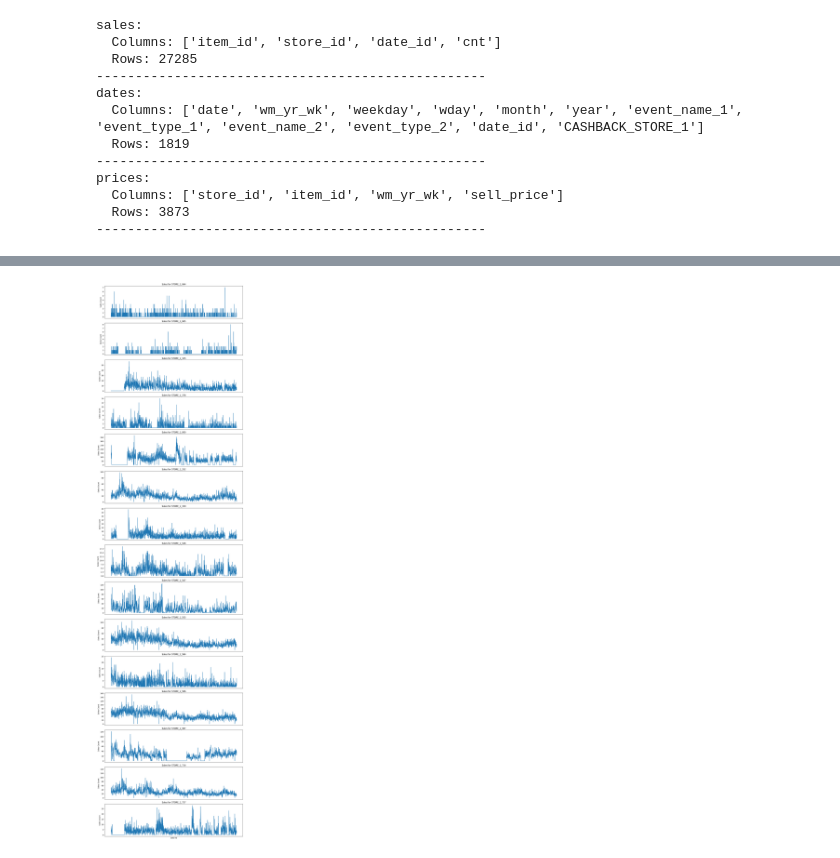
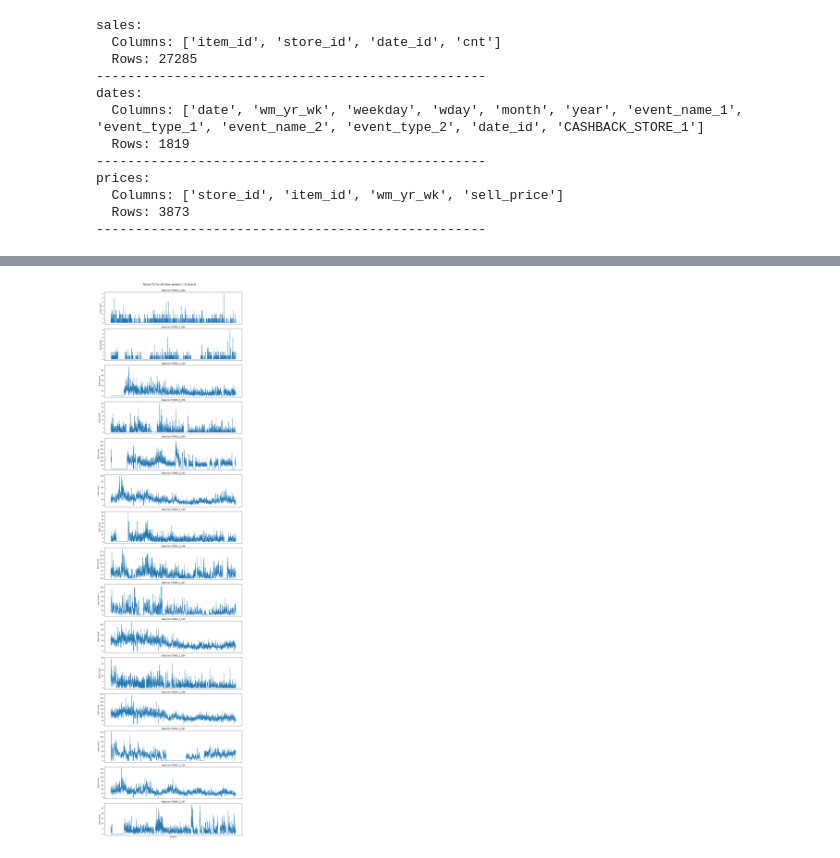
Before and after one commit to deniskirbaba/time-series-analysis, a Jupyter notebook: final-task/solution/report.ipynb, the cells around one changed output, grey strips where cells are left out. Drawn from its saved outputs; the diff is of its cells as text; code cells hidden in the pictures.

```diff
--- a/final-task/solution/report.ipynb
+++ b/final-task/solution/report.ipynb
@@ -64,0 +63,6 @@ sales["item_id"].unique(), len(sales["item_id"].unique())
+# %%
+for item in unique_items:
+    item_sales = sales[sales["item_id"] == item]
+    first_date = item_sales["date_id"].min()
+    last_date = item_sales["date_id"].max()
+    print(f"{item}: first date_id = {first_date}, last date_id = {last_date}")
@@ -65,21 +114,17 @@ sales["item_id"].unique(), len(sales["item_id"].unique())
 # %%
 # Plot sales for each item in subplots
-unique_items = sales["item_id"].unique()
-n_items = len(unique_items)
 fig, axes = plt.subplots(n_items, 1, figsize=(12, 3 * n_items), sharex=True)
-
-if n_items == 1:
-    axes = [axes]
 
 for ax, item in zip(axes, unique_items):
     item_sales = sales[sales["item_id"] == item]
     ax.plot(item_sales["date_id"], item_sales["cnt"])
     ax.set_title(f"Sales for {item}")
     ax.set_ylabel("Sales Count")
     ax.set_xticks([])
 
+fig.suptitle("Sales TS for all time period (~5 years)", fontsize=16, y=1)
 axes[-1].set_xlabel("Date ID")
 plt.tight_layout()
 plt.show()
 # %% [output]
-[figure, old version]
+[figure, new version]
```
Also changed, not shown: parts of 7 cells of this notebook.
